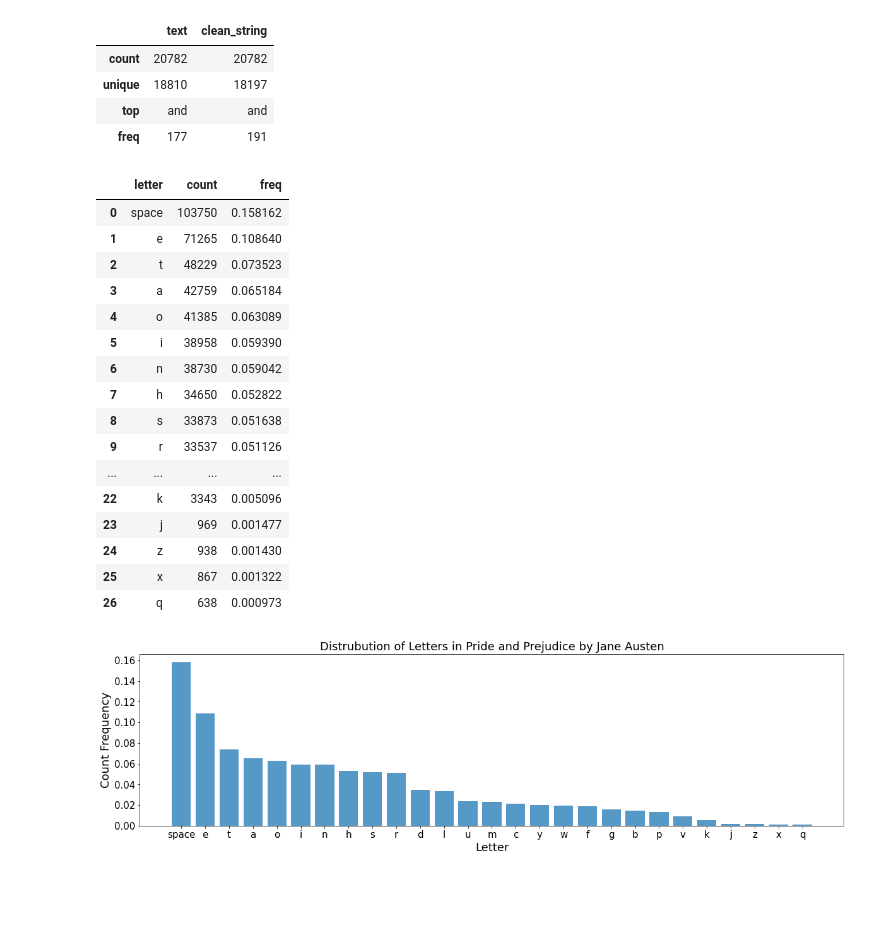
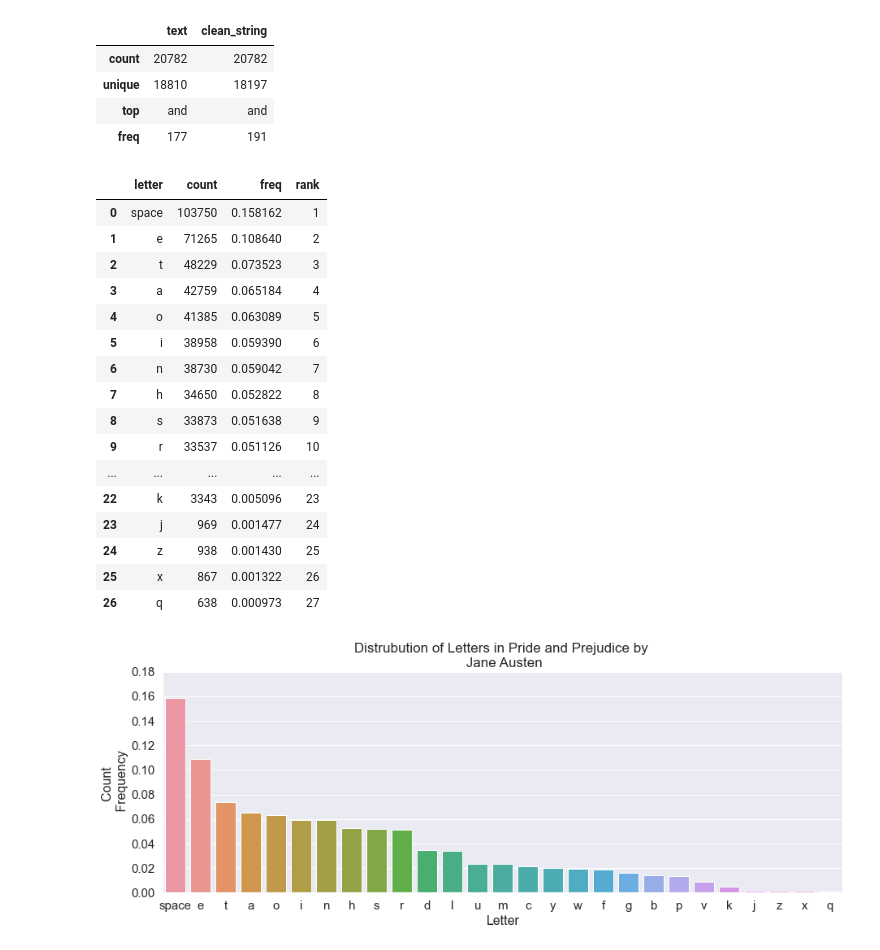
Before and after one commit to grantaguinaldo/ssie, a Jupyter notebook: ssie500/hw2/hw2.ipynb, the cells around one changed output. Saved outputs shown, nothing was run; the diff lists cells and outputs as text; code cells hidden in the pictures; blank space fills up the shorter version.

Commit message:
changes to sns plot

```diff
--- a/ssie500/hw2/hw2.ipynb
+++ b/ssie500/hw2/hw2.ipynb
@@ -66,34 +68,36 @@ df_freq['freq'] = df_freq['count'] / df_freq['count'].sum()
 df_freq.at[3, 'letter'] = 'space'
 # %%
 df_freq.sort_values(by='count', ascending=False, inplace=True)
-df_freq.reset_index(drop=True)
+df_freq.reset_index(drop=True, inplace=True)
+df_freq['rank'] = df_freq.index + 1
+df_freq
 # %% [output]
-|  | letter | count | freq |
-| 0 | space | 103750 | 0.158162 |
-| 1 | e | 71265 | 0.108640 |
-| 2 | t | 48229 | 0.073523 |
-| 3 | a | 42759 | 0.065184 |
-| 4 | o | 41385 | 0.063089 |
-| 5 | i | 38958 | 0.059390 |
-| 6 | n | 38730 | 0.059042 |
-| 7 | h | 34650 | 0.052822 |
-| 8 | s | 33873 | 0.051638 |
-| 9 | r | 33537 | 0.051126 |
-| ... | ... | ... | ... |
-| 22 | k | 3343 | 0.005096 |
-| 23 | j | 969 | 0.001477 |
-| 24 | z | 938 | 0.001430 |
-| 25 | x | 867 | 0.001322 |
-| 26 | q | 638 | 0.000973 |
+|  | letter | count | freq | rank |
+| 0 | space | 103750 | 0.158162 | 1 |
+| 1 | e | 71265 | 0.108640 | 2 |
+| 2 | t | 48229 | 0.073523 | 3 |
+| 3 | a | 42759 | 0.065184 | 4 |
+| 4 | o | 41385 | 0.063089 | 5 |
+| 5 | i | 38958 | 0.059390 | 6 |
+| 6 | n | 38730 | 0.059042 | 7 |
+| 7 | h | 34650 | 0.052822 | 8 |
+| 8 | s | 33873 | 0.051638 | 9 |
+| 9 | r | 33537 | 0.051126 | 10 |
+| ... | ... | ... | ... | ... |
+| 22 | k | 3343 | 0.005096 | 23 |
+| 23 | j | 969 | 0.001477 | 24 |
+| 24 | z | 938 | 0.001430 | 25 |
+| 25 | x | 867 | 0.001322 | 26 |
+| 26 | q | 638 | 0.000973 | 27 |
 # %%
-plt.figure(figsize=(20, 5))
-plt.bar(df_freq['letter'].tolist(), df_freq['freq'].tolist(), alpha=0.75)
-#plt.ylim(0, 10000, 2000)
-plt.ylabel('Count Frequency', fontsize=18)
-plt.xlabel('Letter', fontsize=18)
+sns.set(rc={'figure.figsize':(15,5)})
+sns.barplot(x='letter', y='freq', data=df_freq)
+plt.ylabel('Count \n Frequency', fontsize=16)
+plt.xlabel('Letter', fontsize=16)
+plt.ylim(0, 0.180, 0.025)
 plt.xticks(fontsize=15)
 plt.yticks(fontsize=15)
-plt.title('Distrubution of Letters in Pride and Prejudice by Jane Austen', fontsize=18)
+plt.title('Distrubution of Letters in Pride and Prejudice by \n Jane Austen', fontsize=17)
 plt.show()
 # %% [output]
-[figure, old version]
+[figure, new version]
```
Also changed, not shown: parts of 1 cell of this notebook.
